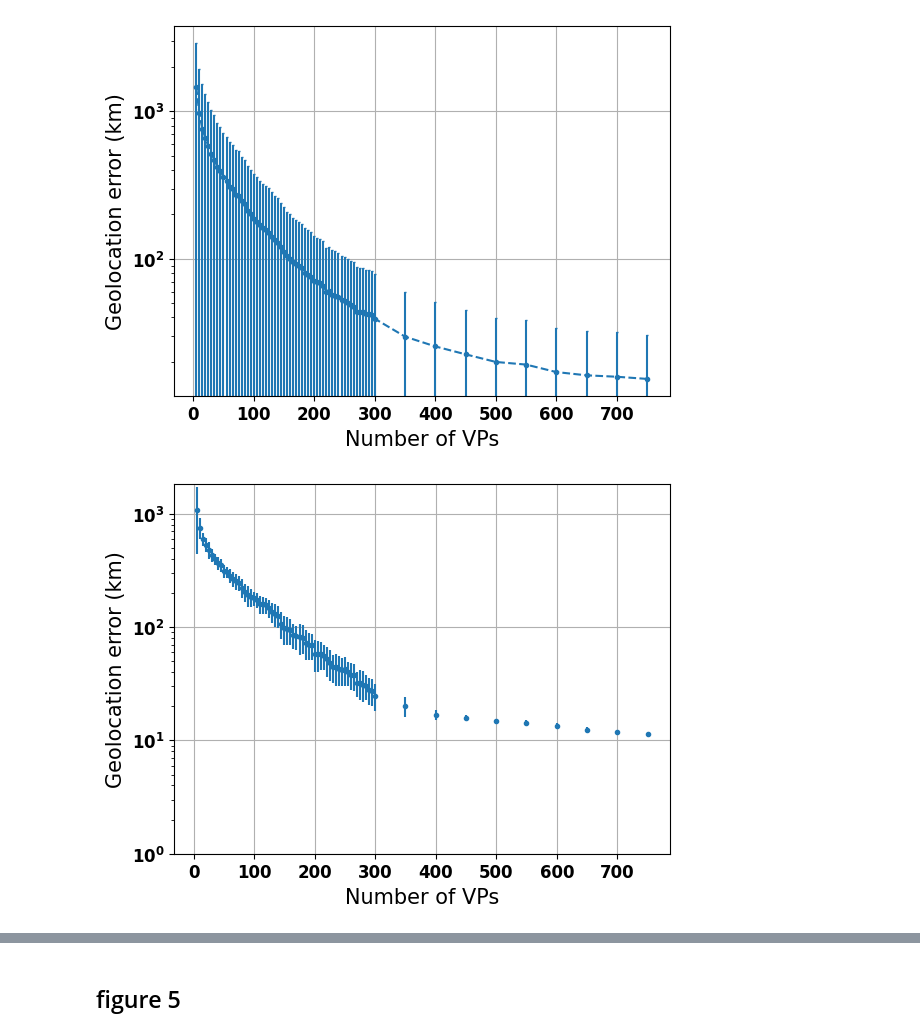
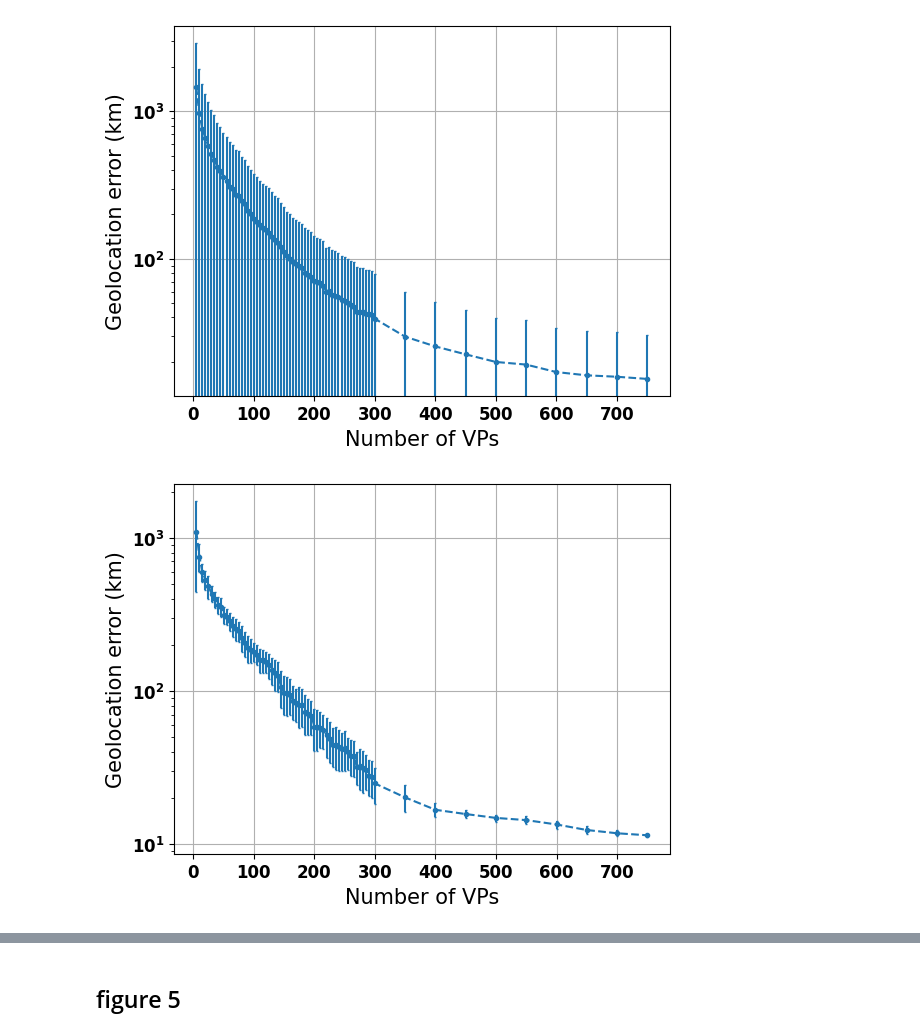
Before and after one commit to dioptra-io/geoloc-imc-2023, a Jupyter notebook: notebooks/anchor_target_anchor_vp_analysis.ipynb, the cells around one changed output, grey strips where cells are left out. Drawn from its saved outputs; the diff is of its cells as text; code cells hidden in the pictures.

```diff
--- a/notebooks/anchor_target_anchor_vp_analysis.ipynb
+++ b/notebooks/anchor_target_anchor_vp_analysis.ipynb
@@ -349,7 +357,7 @@ def ecdf(data, array: bool=True):
     else:
         return x, y
 # %%
-result_path = DATA_PATH / "figure_3a_3b_anchor_target_anchor_vp.pickle"
+result_path = DATA_PATH / "anchor_target_anchor_vp_result_file.pickle"
 
 with open(result_path, "rb") as f:
     figure_results = pickle.load(f)
@@ -404,36 +412,35 @@ plt.show()
 # %%
 nb_samples = len(figure_results["shortest_ping"]) + 1
 step = 5
 
 x2 = np.array([vp_set_size for vp_set_size in figure_results["cbg"]])
 y2 = np.array(
     [
         figure_results["shortest_ping"][vp_set_size]["median_error"]
         for vp_set_size in figure_results["shortest_ping"]
     ]
 )
 e2 = np.array(
     [
         figure_results["shortest_ping"][vp_set_size]["deviation"]
         for vp_set_size in figure_results["shortest_ping"]
     ]
 )
-plt.errorbar(x2, y2, e2, linestyle="None", marker=".")
+plt.errorbar(x2, y2, e2, marker=".", capsize=1, linestyle="--")
 plt.xlabel("Number of VPs", fontsize=15)
 plt.ylabel("Geolocation error (km)", fontsize=15)
-plt.ylim(1)
 plt.yscale("log")
 plt.tick_params(labelsize=12)
 plt.grid()
 plt.savefig(
-    "../../geolocation-reproducibility-paper/figures/figure_3_a_anchor_target_anchor_vp_shortest_ping.png"
+    FIGURE_PATH / "shortest_ping/figure_3_a_anchor_target_anchor_vp_shortest_ping.png"
 )
 plt.savefig(
-    FIGURE_PATH / "shortest_ping/figure_3_a_anchor_target_anchor_vp_shortest_ping.png"
+    FIGURE_PATH / "shortest_ping/figure_3_a_anchor_target_anchor_vp_shortest_ping.pdf"
 )
 plt.show()
 # %% [output]
-[figure, old version]
+[figure, new version]
 # %%
 fig, ax = plt.subplots()
 
```
Also changed, not shown: parts of 5 cells of this notebook, 22 other files.
